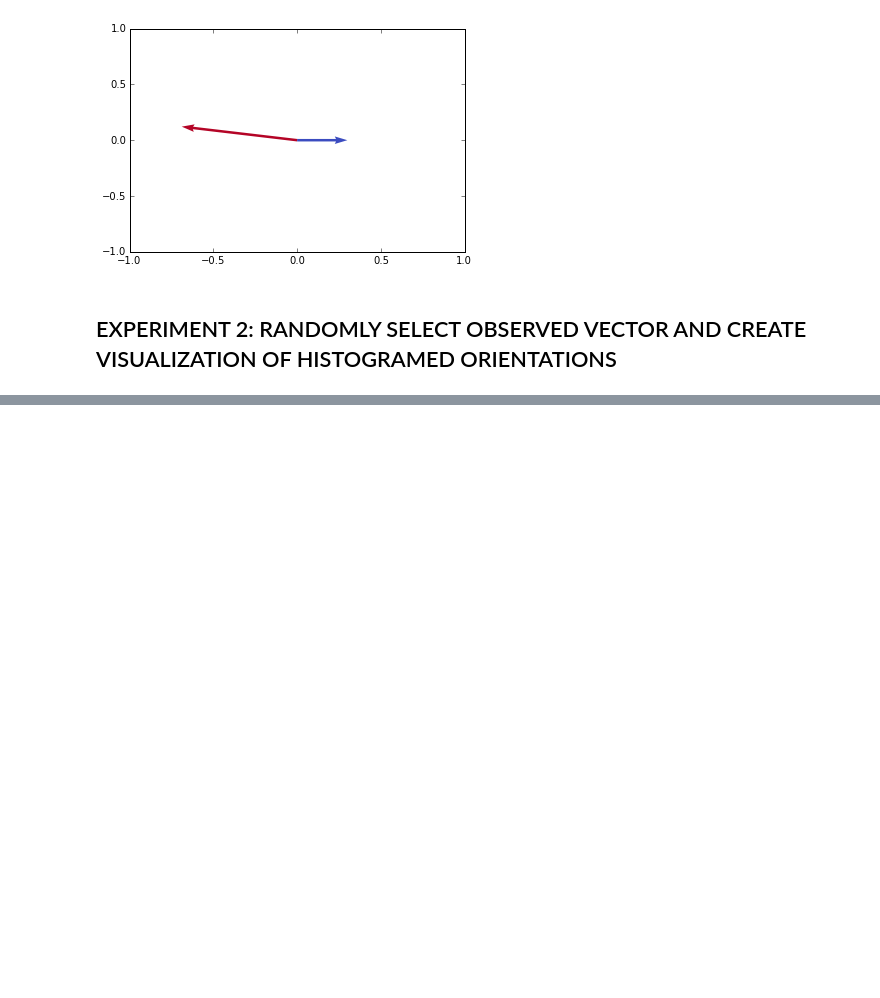
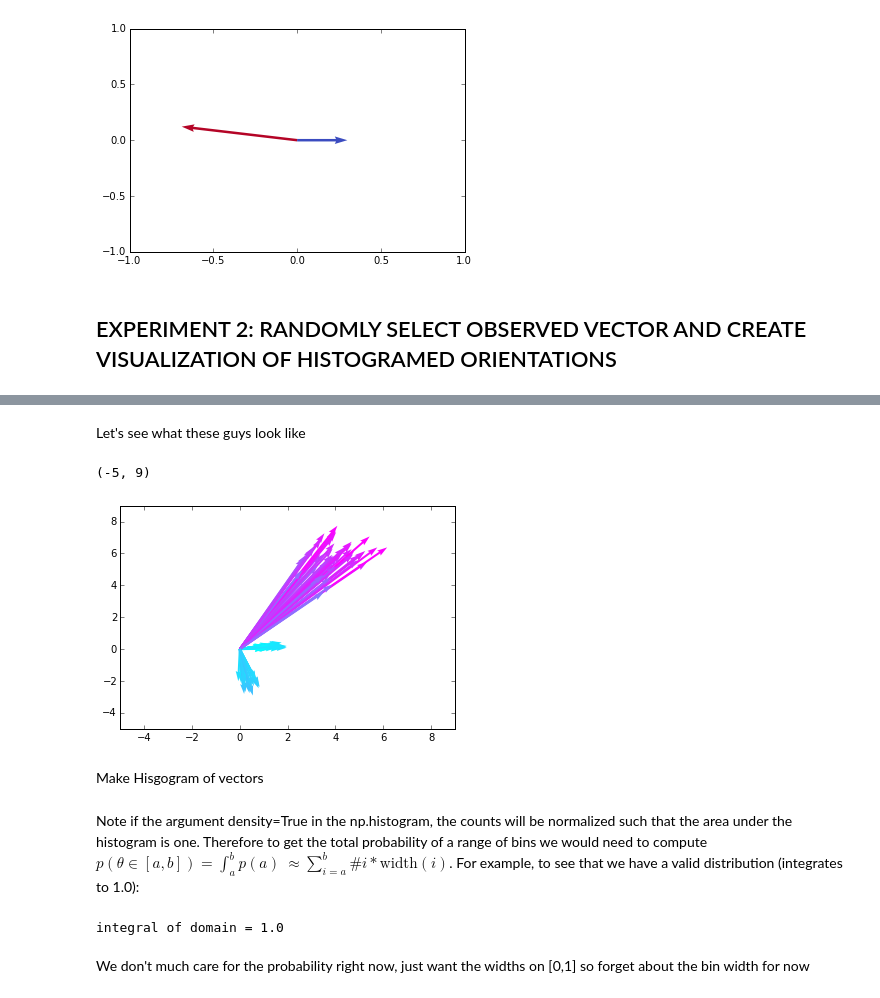
Before and after one commit to brandonmayer-zz/comt_testbed_notebooks, a Jupyter notebook: HOG.ipynb, the cells around one changed output, grey strips where cells are left out. Cells and saved outputs as stored; diff of their text form; code cells hidden in the pictures; blank space fills up the shorter version.

```diff
--- a/HOG.ipynb
+++ b/HOG.ipynb
@@ -128,0 +131,4 @@ plt.ylim(-1,1)
+# %%
+randtheta = np.hstack((np.random.uniform(0,np.radians(15),30),
+                      np.random.uniform(np.radians(45), np.radians(65), 50),
+                      np.random.uniform(np.radians(265), np.radians(290), 20)))
@@ -128,0 +177,26 @@ plt.ylim(-1,1)
+# %%
+mags = np.hstack((np.random.uniform(1,2,30),
+                  np.random.uniform(5,9,50),
+                  np.random.uniform(2,3,20)))
+# %% [markdown]
+Let's see what these guys look like
+# %%
+x = mags*np.cos(randtheta)
+y = mags*np.sin(randtheta)
+plt.quiver(np.zeros(len(x)),
+           np.zeros(len(y)),
+           x,
+           y,
+           mags,
+           cmap=plt.cm.cool,
+           units='xy',
+           angles='xy',
+           scale_units='xy',
+           scale=1)
+plt.xlim(-5,9)
+plt.ylim(-5,9)
+# %% [output]
+(-5, 9)
+[figure, added]
+# %% [markdown]
+Make Hisgogram of vectors
@@ -128,0 +206,9 @@ plt.ylim(-1,1)
+# %% [markdown]
+Note if the argument density=True in the np.histogram, the counts will be normalized such that the area under the histogram is one. Therefore to get the total probability of a range of bins we would need to compute $p(\theta \in [a,b]) = \int_a^bp(a)$ $\approx \sum_{i = a}^b\#{i}*\text{width}(i)$. For example, to see that we have a valid distribution (integrates to 1.0):
+# %%
+widths=(bins[1:]-bins[:-1])
+print 'integral of domain = {0}'.format(np.dot(counts,widths))
+# %% [output]
+integral of domain = 1.0
+# %% [markdown]
+We don't much care for the probability right now, just want the widths on [0,1] so forget about the bin width for now
```
Also changed, not shown: parts of 8 cells of this notebook, 1 other file.
